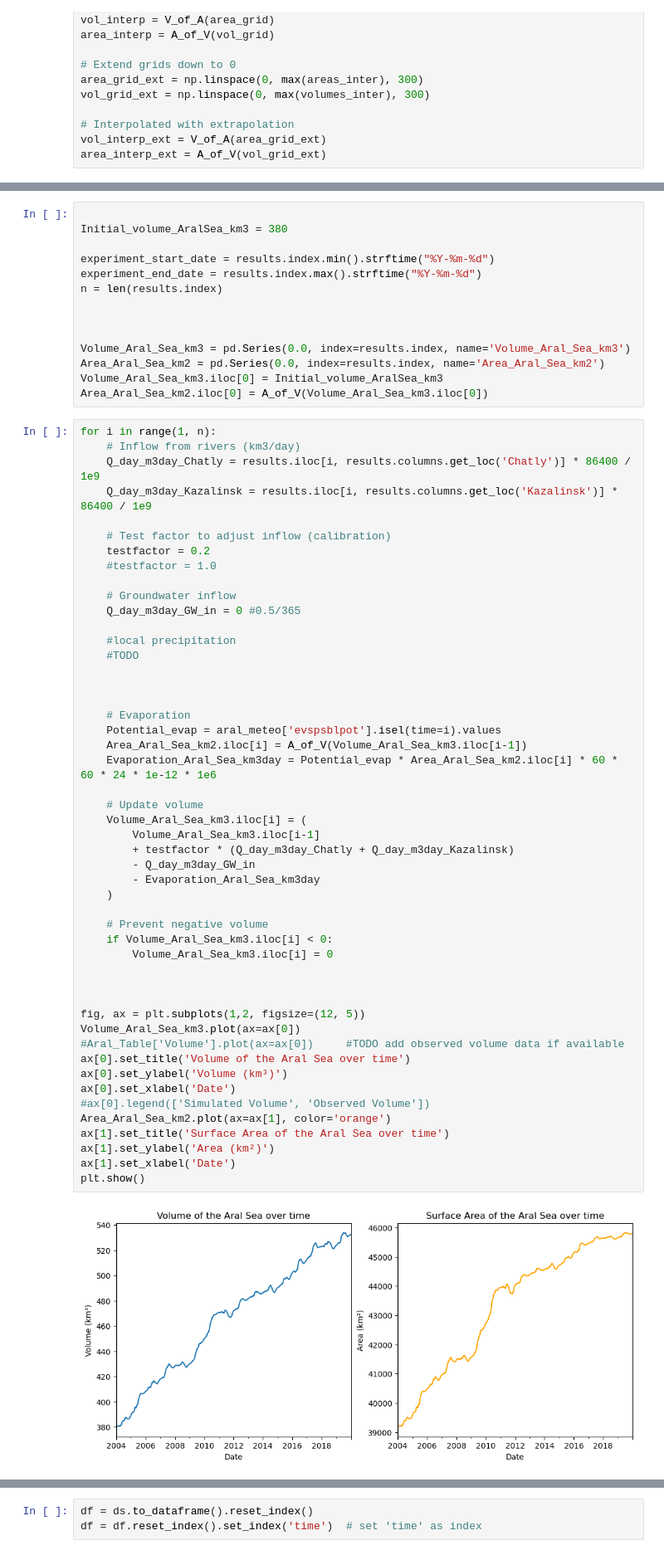
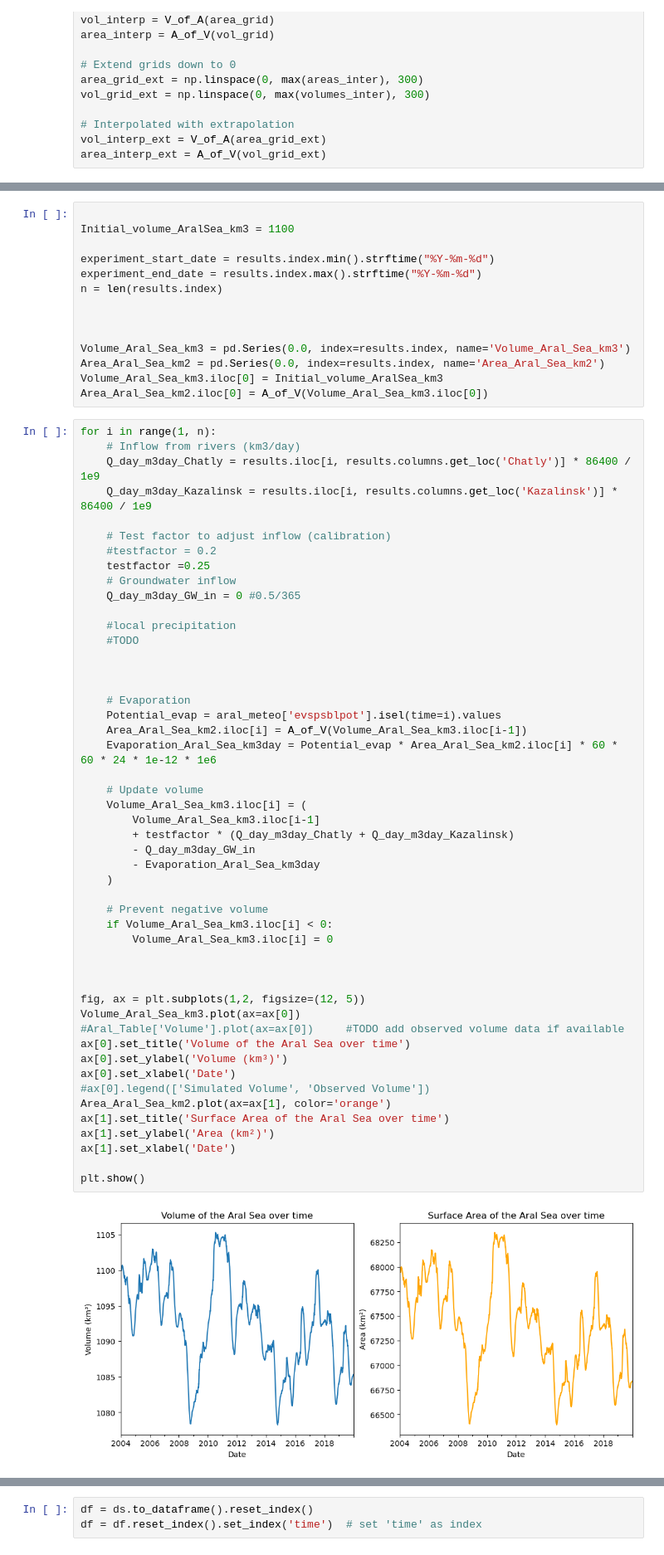
Before and after one commit to andrevdv/MSc_AralSea, a Jupyter notebook: book/thesis_projects/MSc/2025_Q1_AndreVanDerVeen_CEG/work_in_progress/Test_Aral/Test_Aral_Simulation.ipynb, the cells around one changed output, grey strips where cells are left out. Shown: that part at 83% size. Drawn from its saved outputs; the diff is of its cells as text.

```diff
--- a/book/thesis_projects/MSc/2025_Q1_AndreVanDerVeen_CEG/work_in_progress/Test_Aral/Test_Aral_Simulation.ipynb
+++ b/book/thesis_projects/MSc/2025_Q1_AndreVanDerVeen_CEG/work_in_progress/Test_Aral/Test_Aral_Simulation.ipynb
@@ -55,6 +60,6 @@ area_interp_ext = A_of_V(vol_grid_ext)
 # %%
 
-Initial_volume_AralSea_km3 = 380
+Initial_volume_AralSea_km3 = 1100
 
 experiment_start_date = results.index.min().strftime("%Y-%m-%d")
 experiment_end_date = results.index.max().strftime("%Y-%m-%d")
@@ -73,9 +78,8 @@ for i in range(1, n):
     Q_day_m3day_Kazalinsk = results.iloc[i, results.columns.get_loc('Kazalinsk')] * 86400 / 1e9
 
     # Test factor to adjust inflow (calibration)
-    testfactor = 0.2
-    #testfactor = 1.0
-
+    #testfactor = 0.2
+    testfactor =0.25
     # Groundwater inflow
     Q_day_m3day_GW_in = 0 #0.5/365
 
@@ -89,34 +93,35 @@ for i in range(1, n):
     Area_Aral_Sea_km2.iloc[i] = A_of_V(Volume_Aral_Sea_km3.iloc[i-1])
     Evaporation_Aral_Sea_km3day = Potential_evap * Area_Aral_Sea_km2.iloc[i] * 60 * 60 * 24 * 1e-12 * 1e6
 
     # Update volume
     Volume_Aral_Sea_km3.iloc[i] = (
         Volume_Aral_Sea_km3.iloc[i-1]
         + testfactor * (Q_day_m3day_Chatly + Q_day_m3day_Kazalinsk)
         - Q_day_m3day_GW_in
         - Evaporation_Aral_Sea_km3day
     )
 
     # Prevent negative volume
     if Volume_Aral_Sea_km3.iloc[i] < 0:
         Volume_Aral_Sea_km3.iloc[i] = 0
 
 
 
 fig, ax = plt.subplots(1,2, figsize=(12, 5))
 Volume_Aral_Sea_km3.plot(ax=ax[0])
 #Aral_Table['Volume'].plot(ax=ax[0])     #TODO add observed volume data if available
 ax[0].set_title('Volume of the Aral Sea over time')
 ax[0].set_ylabel('Volume (km³)')
 ax[0].set_xlabel('Date')
 #ax[0].legend(['Simulated Volume', 'Observed Volume'])
 Area_Aral_Sea_km2.plot(ax=ax[1], color='orange')
 ax[1].set_title('Surface Area of the Aral Sea over time')
 ax[1].set_ylabel('Area (km²)')
 ax[1].set_xlabel('Date')
+
 plt.show()
 # %% [output]
-[figure, old version]
+[figure, new version]
 # %%
 from ewatercycle.observation.grdc import get_grdc_data
 
```
Also changed, not shown: parts of 4 cells of this notebook, 3 other files.
